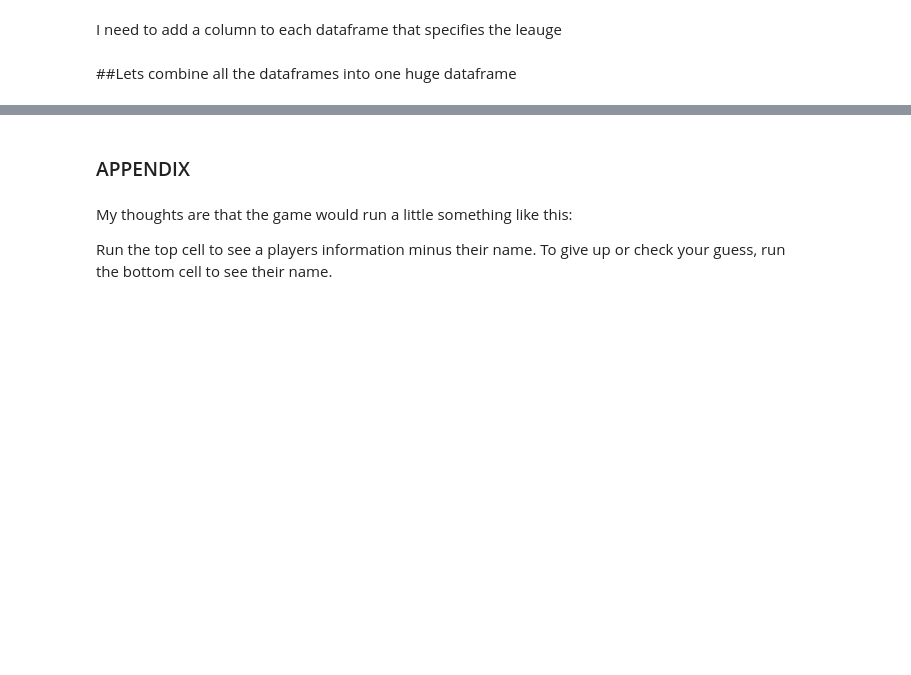
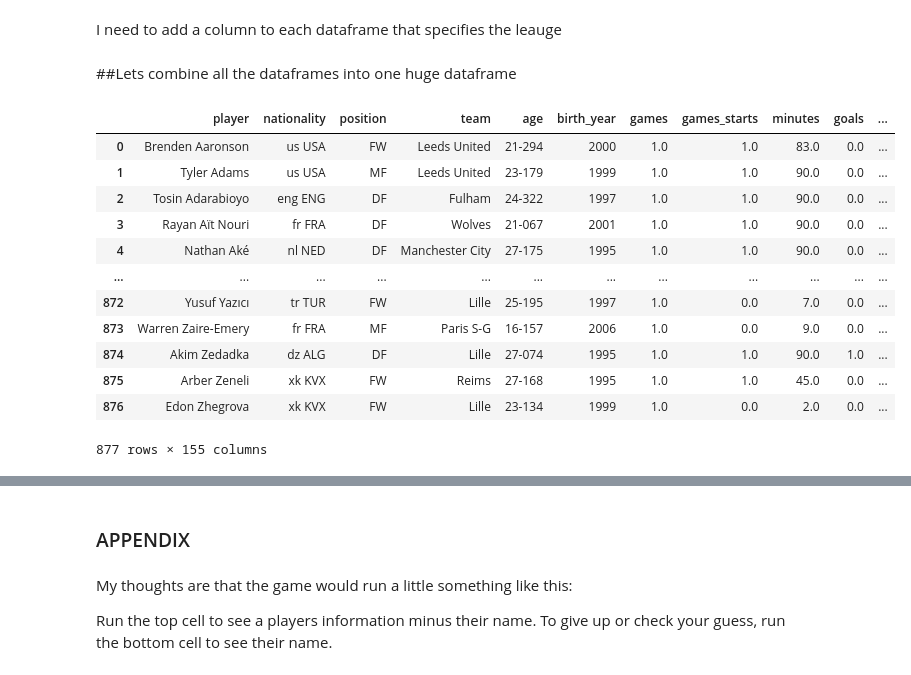
Before and after one commit to Bryanwaterhouse19/SoccerStats, a Jupyter notebook: Max_Bryan_Scrape_of_FBref.ipynb, the cells around one changed output, grey strips where cells are left out. Drawn from its saved outputs; the diff is of its cells as text; code cells hidden in the pictures; blank space fills up the shorter version.

```diff
--- a/Max_Bryan_Scrape_of_FBref.ipynb
+++ b/Max_Bryan_Scrape_of_FBref.ipynb
@@ -324,9 +464,26 @@ df_outfield_ligue['League']='Ligue 1'
 ##Lets combine all the dataframes into one huge dataframe
 # %%
 #First the outfield players
-df_all_outfield = pd.concat([df_outfield_prem, df_outfield_liga, df_outfield_bund, df_outfield_ligue, df_outfield_seriea], axis=0, ignore_index=True)
+#df_all_outfield = pd.concat([df_outfield_prem, df_outfield_liga, df_outfield_bund, df_outfield_ligue, df_outfield_seriea], axis=0, ignore_index=True)
+
+#for now with LaLiga and Serie A yet to start
+df_all_outfield = pd.concat([df_outfield_prem, df_outfield_bund, df_outfield_ligue], axis=0, ignore_index=True)
 
 df_all_outfield
+# %% [output]
+|  | player | nationality | position | team | age | birth_year | games | games_starts | minutes | goals | ... |
+| 0 | Brenden Aaronson | us USA | FW | Leeds United | 21-294 | 2000 | 1.0 | 1.0 | 83.0 | 0.0 | ... |
+| 1 | Tyler Adams | us USA | MF | Leeds United | 23-179 | 1999 | 1.0 | 1.0 | 90.0 | 0.0 | ... |
+| 2 | Tosin Adarabioyo | eng ENG | DF | Fulham | 24-322 | 1997 | 1.0 | 1.0 | 90.0 | 0.0 | ... |
+| 3 | Rayan Aït Nouri | fr FRA | DF | Wolves | 21-067 | 2001 | 1.0 | 1.0 | 90.0 | 0.0 | ... |
+| 4 | Nathan Aké | nl NED | DF | Manchester City | 27-175 | 1995 | 1.0 | 1.0 | 90.0 | 0.0 | ... |
+| ... | ... | ... | ... | ... | ... | ... | ... | ... | ... | ... | ... |
+| 872 | Yusuf Yazıcı | tr TUR | FW | Lille | 25-195 | 1997 | 1.0 | 0.0 | 7.0 | 0.0 | ... |
+| 873 | Warren Zaire-Emery | fr FRA | MF | Paris S-G | 16-157 | 2006 | 1.0 | 0.0 | 9.0 | 0.0 | ... |
+| 874 | Akim Zedadka | dz ALG | DF | Lille | 27-074 | 1995 | 1.0 | 1.0 | 90.0 | 1.0 | ... |
+| 875 | Arber Zeneli | xk KVX | FW | Reims | 27-168 | 1995 | 1.0 | 1.0 | 45.0 | 0.0 | ... |
+| 876 | Edon Zhegrova | xk KVX | FW | Lille | 23-134 | 1999 | 1.0 | 0.0 | 2.0 | 0.0 | ... |
+877 rows × 155 columns
 # %%
 #Then the goalkeepers
 
```
Also changed, not shown: parts of 19 cells of this notebook.
